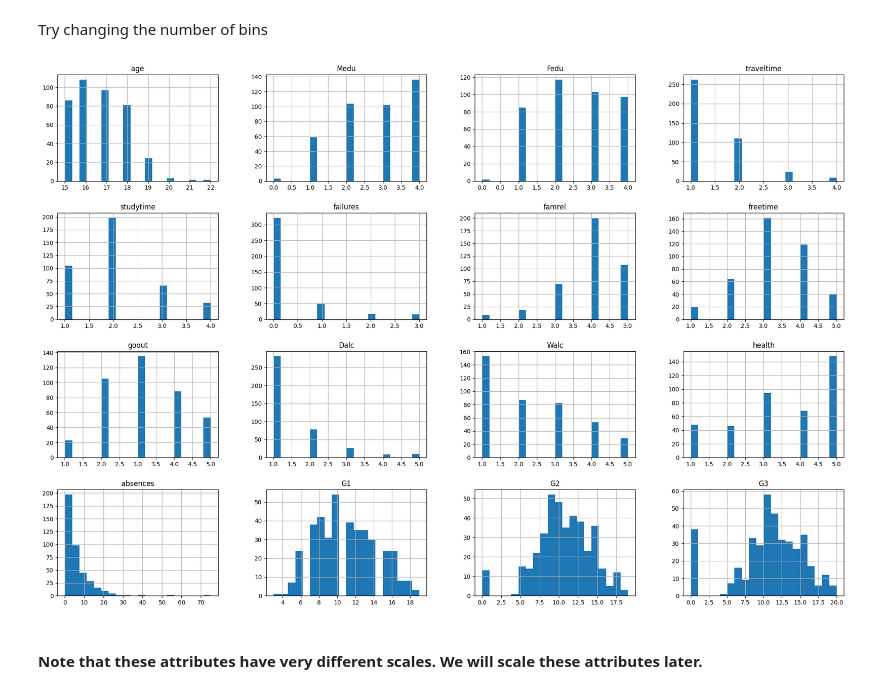
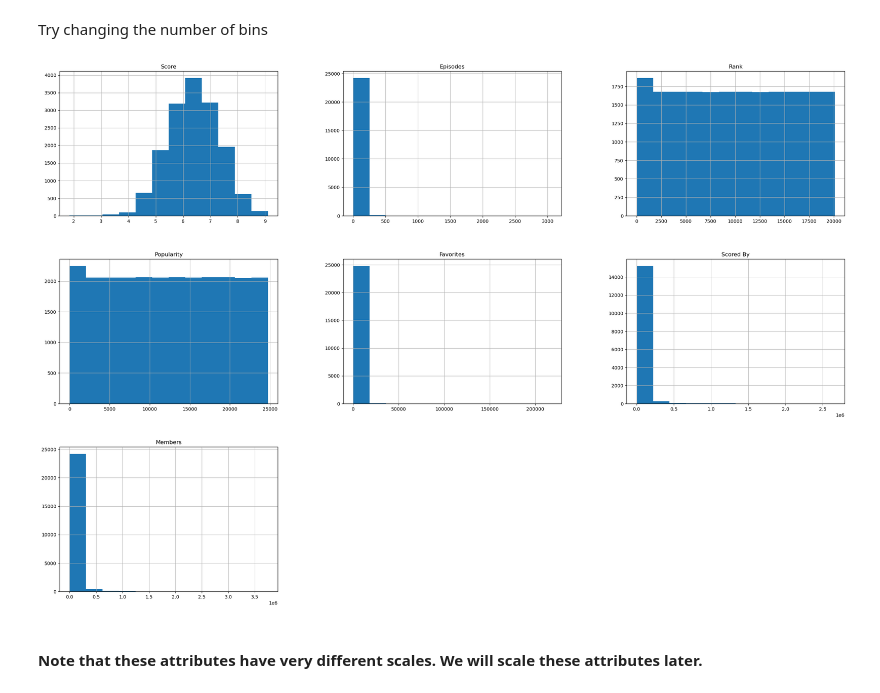
Before and after one commit to Threegoldsqwq/Machine_Learning_Anime_Recommendation, a Jupyter notebook: Animes_Analysis.ipynb, the cells around one changed output. Cells and saved outputs as stored; diff of their text form; code cells hidden in the pictures.

```diff
--- a/Animes_Analysis.ipynb
+++ b/Animes_Analysis.ipynb
@@ -300,10 +300,10 @@ plt.show()
 # %% [markdown]
 Try changing the number of bins
 # %%
-students.hist(bins=20, figsize=(24, 16))
+animes.hist(bins=12, figsize=(30, 20))
 plt.show()
 # %% [output]
-[figure, old version]
+[figure, new version]
 # %% [markdown]
 #### Note that these attributes have very different scales. We will scale these attributes later.
 # %% [markdown]
```
Also changed, not shown: parts of 9 cells of this notebook.
